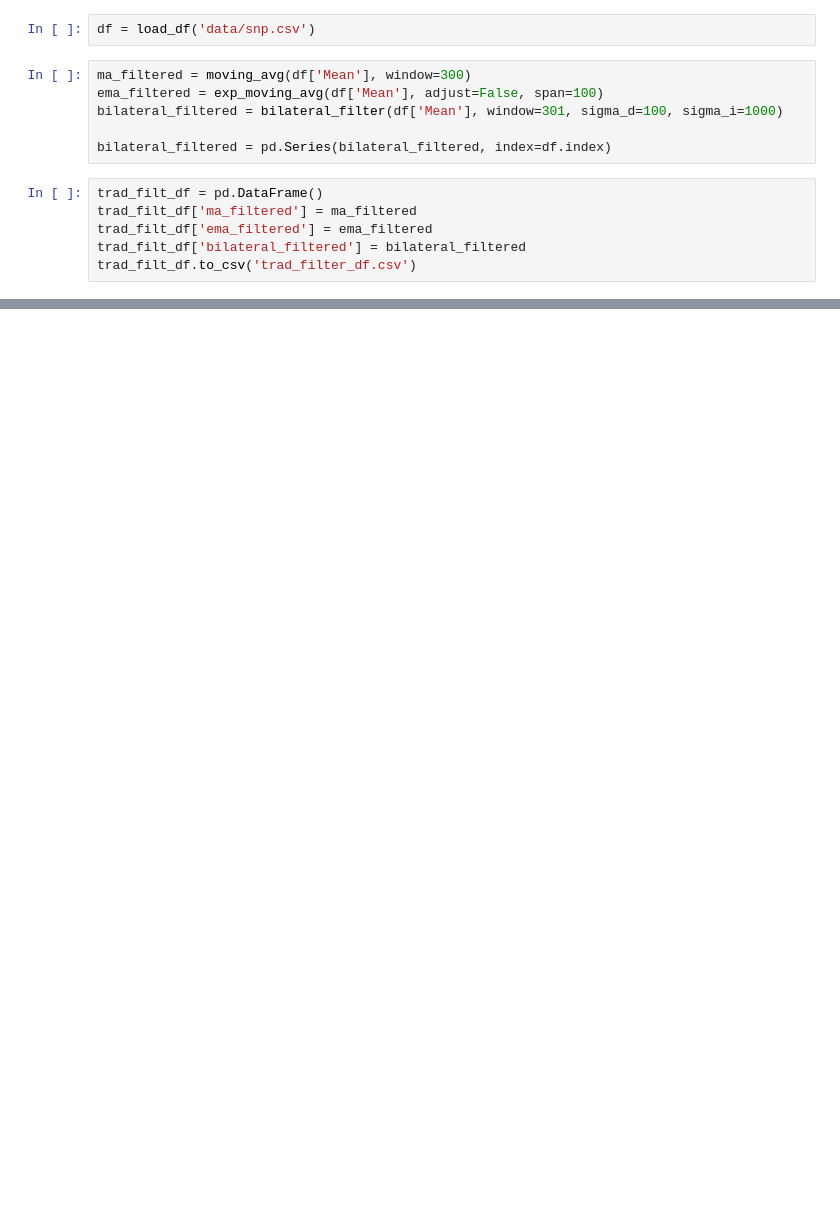
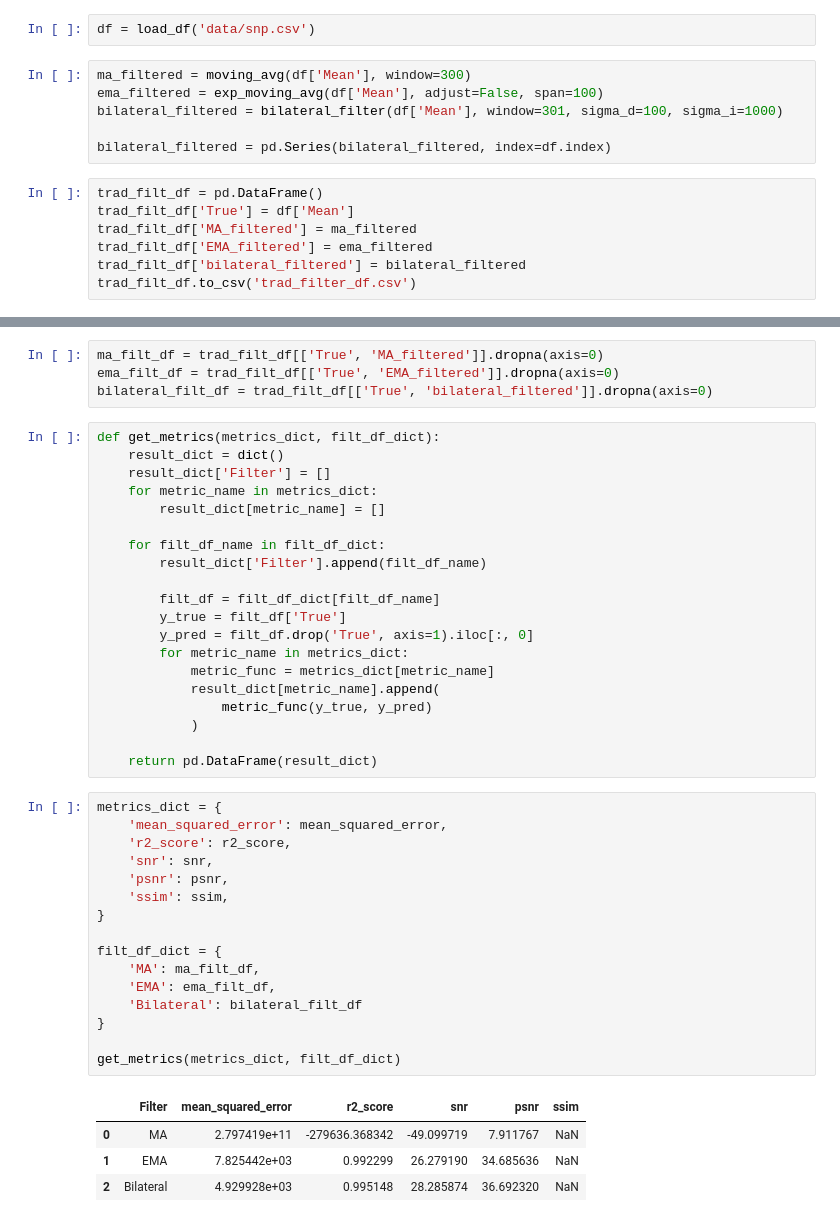
Before and after one commit to SOL1archive/Fin-Data-Denoising, a Jupyter notebook: trad-denoising.ipynb, the cells around one changed output, grey strips where cells are left out. Drawn from its saved outputs; the diff is of its cells as text; blank space fills up the shorter version.

Commit message:
add:metrics in trad denoising

```diff
--- a/trad-denoising.ipynb
+++ b/trad-denoising.ipynb
@@ -24,8 +27,9 @@ bilateral_filtered = bilateral_filter(df['Mean'], window=301, sigma_d=100, sigma
 bilateral_filtered = pd.Series(bilateral_filtered, index=df.index)
 # %%
 trad_filt_df = pd.DataFrame()
-trad_filt_df['ma_filtered'] = ma_filtered
-trad_filt_df['ema_filtered'] = ema_filtered
+trad_filt_df['True'] = df['Mean']
+trad_filt_df['MA_filtered'] = ma_filtered
+trad_filt_df['EMA_filtered'] = ema_filtered
 trad_filt_df['bilateral_filtered'] = bilateral_filtered
 trad_filt_df.to_csv('trad_filter_df.csv')
 # %%
@@ -46,0 +61,45 @@ ax[0].legend(handles=handles[1:], labels=list(add_plots.keys()))
+# %%
+ma_filt_df = trad_filt_df[['True', 'MA_filtered']].dropna(axis=0)
+ema_filt_df = trad_filt_df[['True', 'EMA_filtered']].dropna(axis=0)
+bilateral_filt_df = trad_filt_df[['True', 'bilateral_filtered']].dropna(axis=0)
+# %%
+def get_metrics(metrics_dict, filt_df_dict):
+    result_dict = dict()
+    result_dict['Filter'] = []
+    for metric_name in metrics_dict:
+        result_dict[metric_name] = []
+
+    for filt_df_name in filt_df_dict:
+        result_dict['Filter'].append(filt_df_name)
+
+        filt_df = filt_df_dict[filt_df_name]
+        y_true = filt_df['True']
+        y_pred = filt_df.drop('True', axis=1).iloc[:, 0]
+        for metric_name in metrics_dict:
+            metric_func = metrics_dict[metric_name]
+            result_dict[metric_name].append(
+                metric_func(y_true, y_pred)
+            )
+
+    return pd.DataFrame(result_dict)
+# %%
+metrics_dict = {
+    'mean_squared_error': mean_squared_error,
+    'r2_score': r2_score,
+    'snr': snr,
+    'psnr': psnr,
+    'ssim': ssim,
+}
+
+filt_df_dict = {
+    'MA': ma_filt_df,
+    'EMA': ema_filt_df,
+    'Bilateral': bilateral_filt_df
+}
+
+get_metrics(metrics_dict, filt_df_dict)
+# %% [output]
+|  | Filter | mean_squared_error | r2_score | snr | psnr | ssim |
+| 0 | MA | 2.797419e+11 | -279636.368342 | -49.099719 | 7.911767 | NaN |
+| 1 | EMA | 7.825442e+03 | 0.992299 | 26.279190 | 34.685636 | NaN |
+| 2 | Bilateral | 4.929928e+03 | 0.995148 | 28.285874 | 36.692320 | NaN |
```
Also changed, not shown: parts of 4 cells of this notebook, 5 other files.
